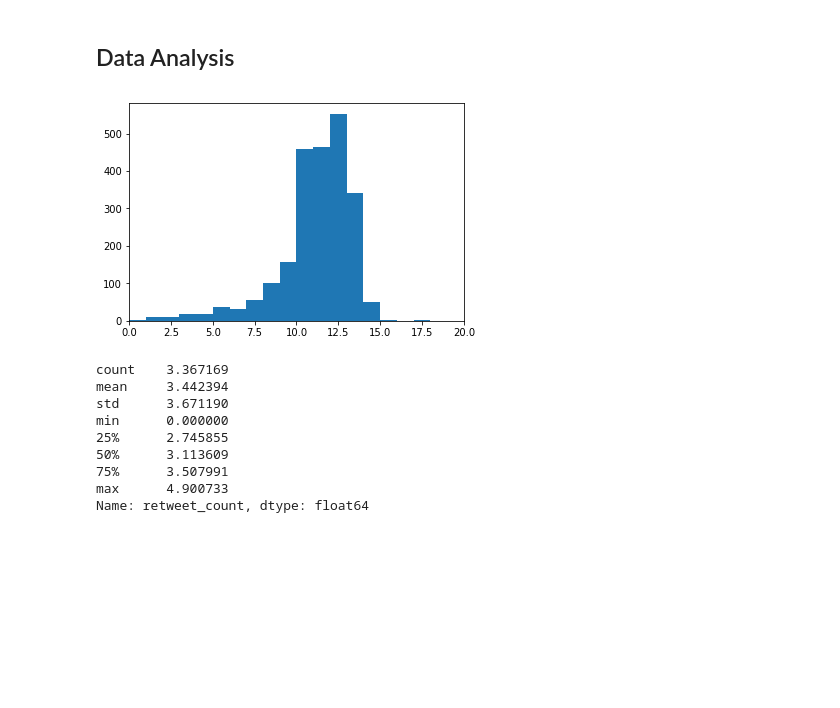
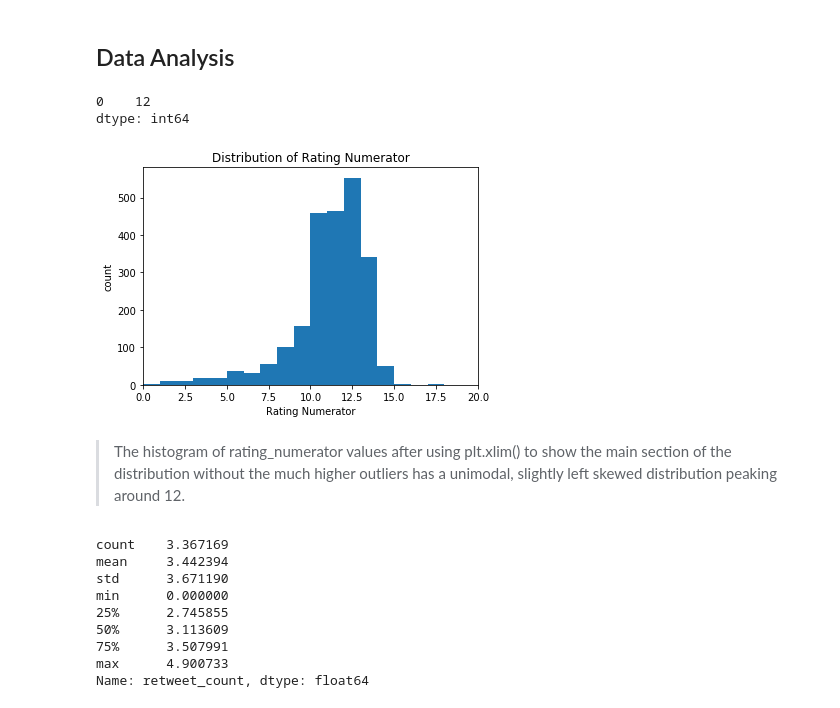
Before and after one commit to deepaksithu/Twitter_Archive_Analysis_Project, a Jupyter notebook: wrangle_act.ipynb, the cells around one changed output. Drawn from its saved outputs; the diff is of its cells as text; code cells hidden in the pictures; blank space fills up the shorter version.

```diff
--- a/wrangle_act.ipynb
+++ b/wrangle_act.ipynb
@@ -796,13 +796,22 @@ df2 = pd.read_csv('image_predictions_master.csv')
 base = sns.color_palette()[0]
 # %%
 # histogram of rating_numerator values
+# set bin sizes
 # cap on max value to better see distribution of majority of points
+print(df1.rating_numerator.mode())
 inc = 1
 bins = np.arange(0, 25 + inc, inc)
 plt.hist(data = df1, x = 'rating_numerator', bins = bins);
 plt.xlim(0, 20);
+plt.xlabel('Rating Numerator');
+plt.ylabel('count');
+plt.title('Distribution of Rating Numerator');
 # %% [output]
+0    12
+dtype: int64
-[figure, old version]
+[figure, new version]
+# %% [markdown]
+> The histogram of rating_numerator values after using plt.xlim() to show the main section of the distribution without the much higher outliers has a unimodal, slightly left skewed distribution peaking around 12.
 # %%
 # for following plot getting log scaling information for bins
 np.log10(df1.retweet_count.describe())
```
Also changed, not shown: parts of 21 cells of this notebook.
